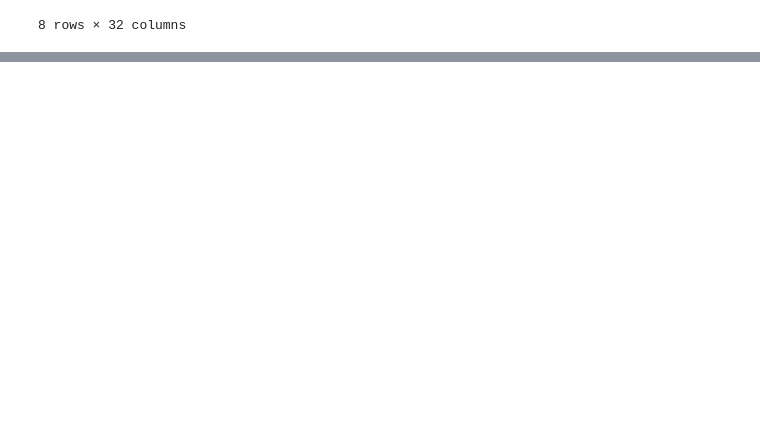
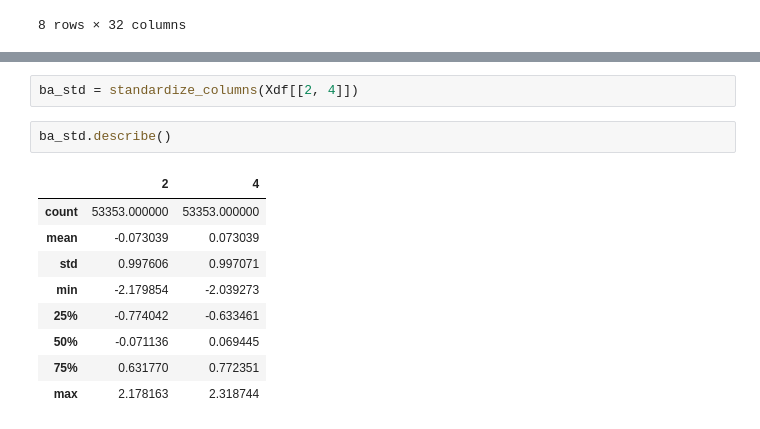
Before and after one commit to salsasepp/ufcnn-keras, a Jupyter notebook: notebook/tradecon_playground.ipynb, the cells around one changed output, grey strips where cells are left out. Saved outputs shown, nothing was run; the diff lists cells and outputs as text; blank space fills up the shorter version.

```diff
--- a/notebook/tradecon_playground.ipynb
+++ b/notebook/tradecon_playground.ipynb
@@ -318,0 +367,14 @@ ydf[20100:20200]
+# %%
+ba_std = standardize_columns(Xdf[[2, 4]])
+# %%
+ba_std.describe()
+# %% [output]
+|  | 2 | 4 |
+| count | 53353.000000 | 53353.000000 |
+| mean | -0.073039 | 0.073039 |
+| std | 0.997606 | 0.997071 |
+| min | -2.179854 | -2.039273 |
+| 25% | -0.774042 | -0.633461 |
+| 50% | -0.071136 | 0.069445 |
+| 75% | 0.631770 | 0.772351 |
+| max | 2.178163 | 2.318744 |
```
Also changed, not shown: parts of 14 cells of this notebook, 1 other file.
